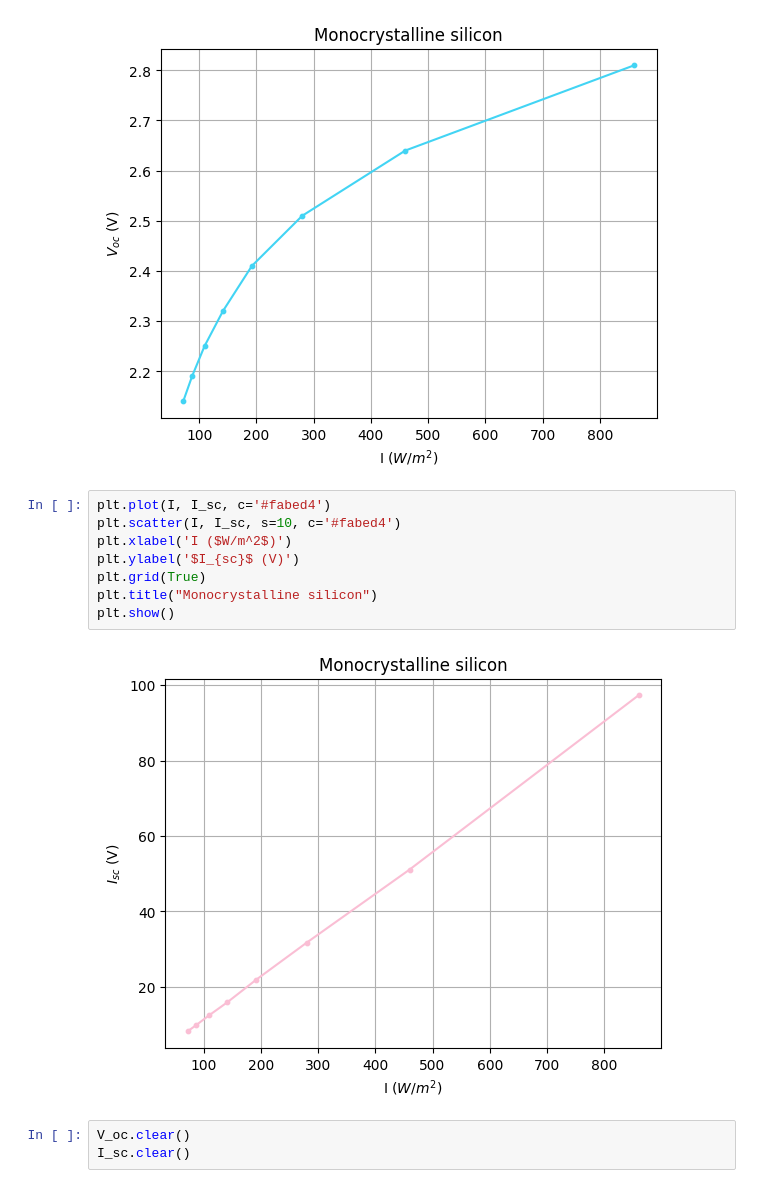
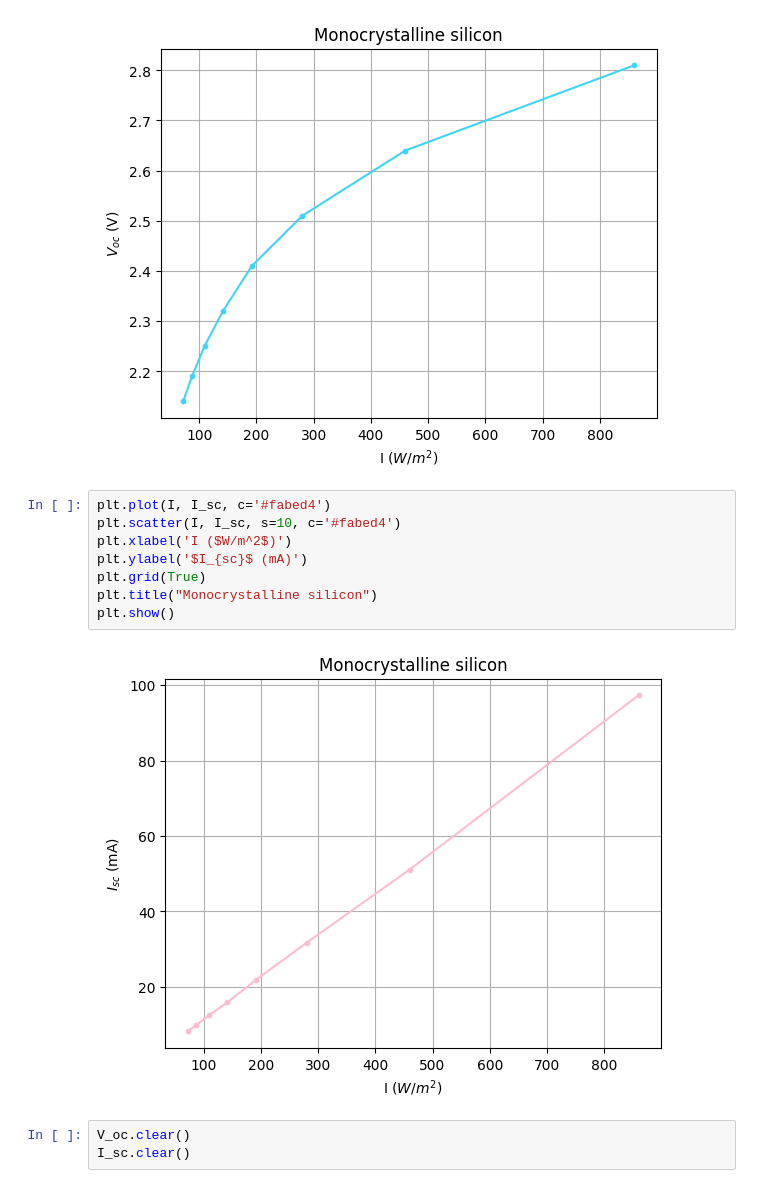
Before and after one commit to HITSZ-OpenAuto/PHYS1002, a Jupyter notebook: Exp11/太阳能电池（by longlin）.ipynb, the cells around one changed output. Cells and saved outputs as stored; diff of their text form.

```diff
--- a/Exp11/太阳能电池（by longlin）.ipynb
+++ b/Exp11/太阳能电池（by longlin）.ipynb
@@ -68,13 +68,13 @@ plt.show()
 # %%
 plt.plot(I, I_sc, c='#fabed4')
 plt.scatter(I, I_sc, s=10, c='#fabed4')
 plt.xlabel('I ($W/m^2$)')
-plt.ylabel('$I_{sc}$ (V)')
+plt.ylabel('$I_{sc}$ (mA)')
 plt.grid(True)
 plt.title("Monocrystalline silicon")
 plt.show()
 # %% [output]
-[figure, old version]
+[figure, new version]
 # %%
 V_oc.clear()
 I_sc.clear()
```
Also changed, not shown: parts of 4 cells of this notebook.
